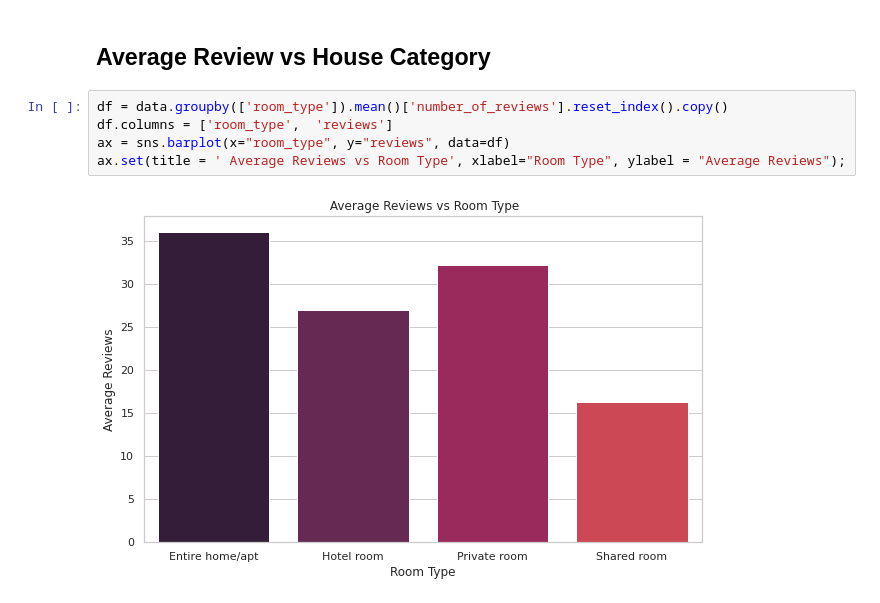
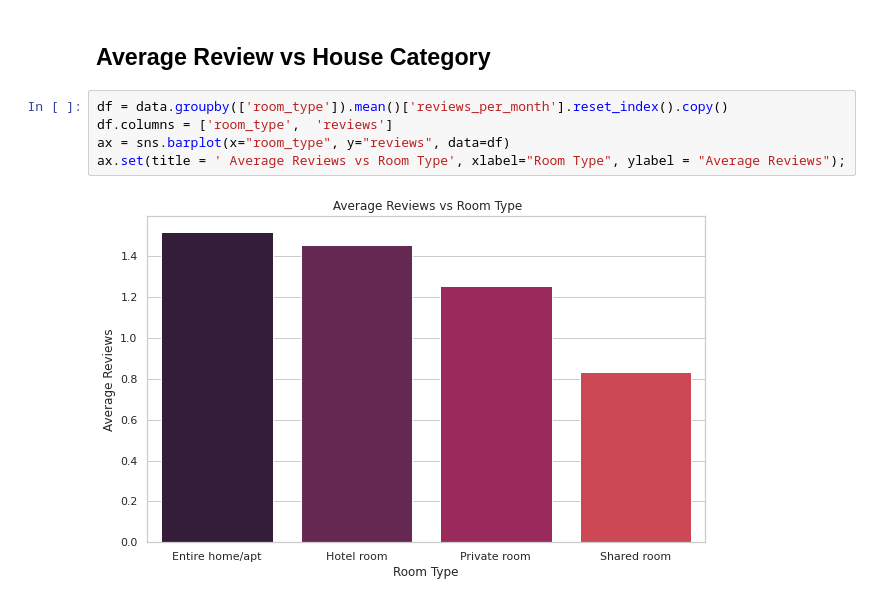
Before and after one commit to redwankarimsony/kaggle_notebooks, a Jupyter notebook: Airbnb_Price_Prediction_(Kaggle).ipynb, the cells around one changed output. Saved outputs shown, nothing was run; the diff lists cells and outputs as text.

```diff
--- a/Airbnb_Price_Prediction_(Kaggle).ipynb
+++ b/Airbnb_Price_Prediction_(Kaggle).ipynb
@@ -136,9 +136,9 @@ ax.set_xticklabels(ax.get_xticklabels(), rotation=90);
 # %% [markdown]
 ## Average Review vs House Category
 # %%
-df = data.groupby(['room_type']).mean()['number_of_reviews'].reset_index().copy()
+df = data.groupby(['room_type']).mean()['reviews_per_month'].reset_index().copy()
 df.columns = ['room_type',  'reviews']
 ax = sns.barplot(x="room_type", y="reviews", data=df)
 ax.set(title = ' Average Reviews vs Room Type', xlabel="Room Type", ylabel = "Average Reviews");
 # %% [output]
-[figure, old version]
+[figure, new version]
```
Also changed, not shown: parts of 2 cells of this notebook.
